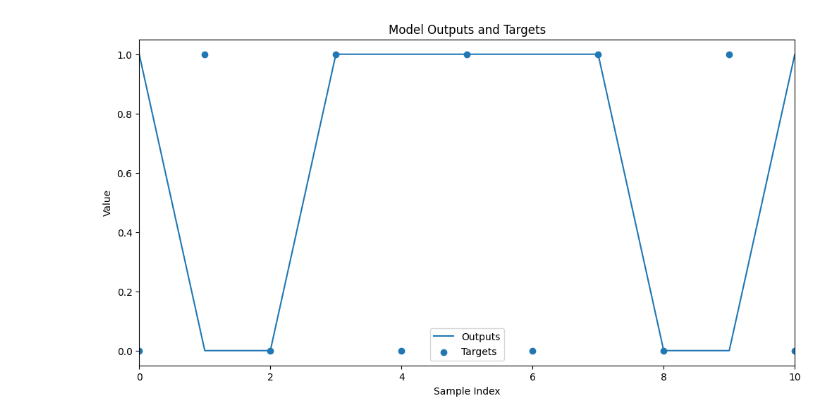
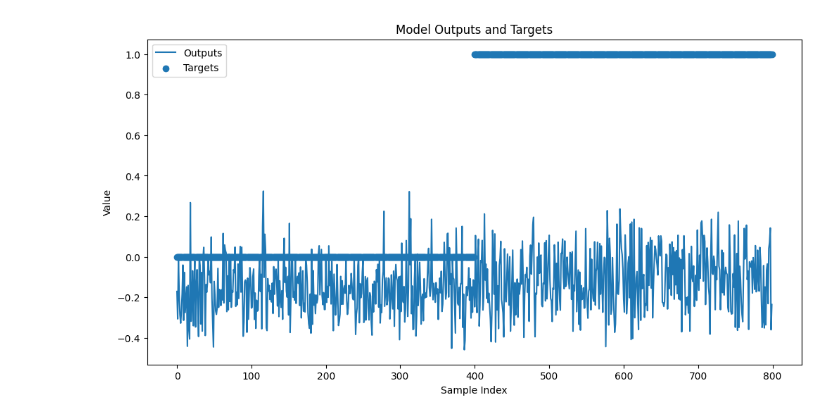
Before and after one commit to berenidur/env_recovery, a Jupyter notebook: code_python/test_outputs_v2.ipynb, the cells around one changed output. Saved outputs shown, nothing was run; the diff lists cells and outputs as text; code cells hidden in the pictures.

```diff
--- a/code_python/test_outputs_v2.ipynb
+++ b/code_python/test_outputs_v2.ipynb
@@ -11,4 +14,5 @@ with open('data_arrays_CNN.pkl', 'rb') as f:
 
 targets = data_splits['val_validRS_values']
 
-outputs = np.load(f'outputs/{modelname}/epoch_{epoch}.npy')
+# Rearrange to put first the 0s and then the 1s
+targets = np.concatenate((targets[0::2], targets[1::2]))
@@ -17,14 +34,17 @@ binary_outputs = np.where(outputs > np.mean(outputs), 1, 0)
 # %%
-import matplotlib.pyplot as plt
+modelname = 'cnn_v0.2'
+epoch = 40
+
+outputs=get_ouputs_cnn(modelname, epoch)
 
 plt.figure(figsize=(12, 6))
-plt.plot(binary_outputs, label='Outputs')
+plt.plot(outputs, label='Outputs')
 plt.scatter(range(len(targets)), targets, label='Targets', marker='o')
 plt.title('Model Outputs and Targets')
-plt.xlim(0, 10)
+# plt.xlim(0, 10)
 plt.xlabel('Sample Index')
 plt.ylabel('Value')
 plt.legend()
 plt.show()
 # %% [output]
-[figure, old version]
+[figure, new version]
```
Also changed, not shown: parts of 5 cells of this notebook, 9 other files.
